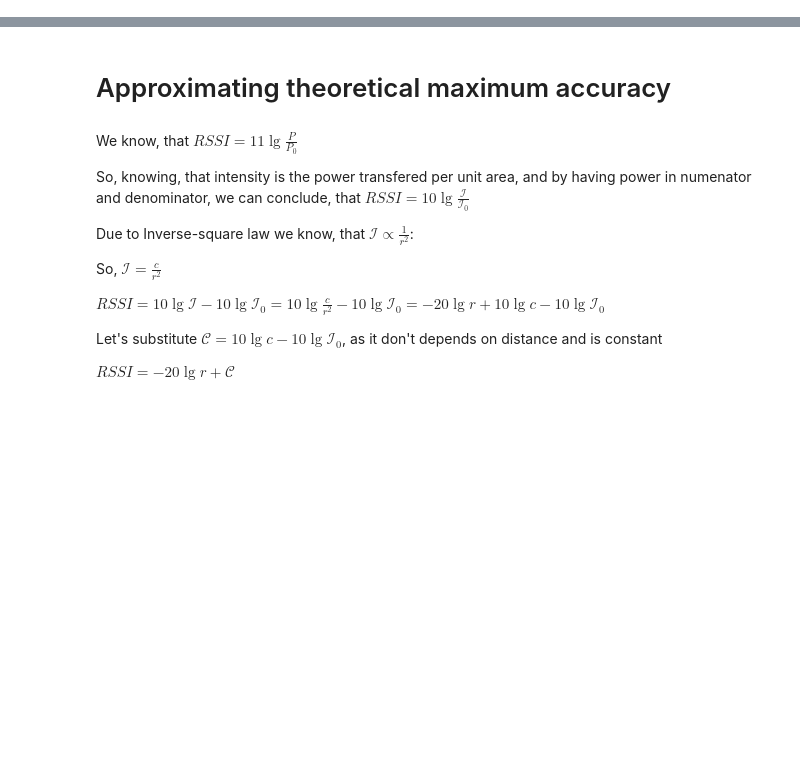
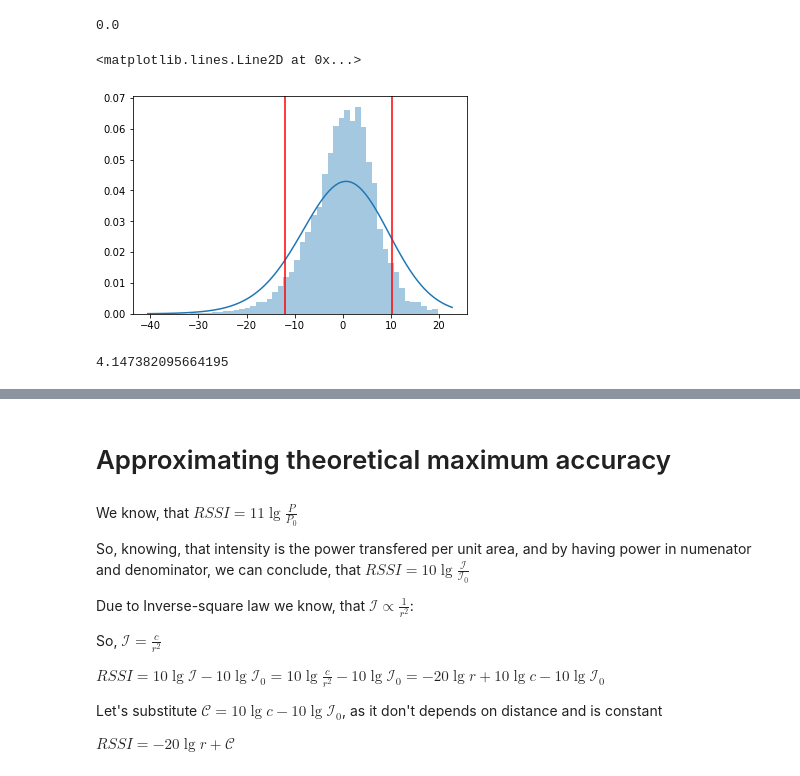
Before and after one commit to Midren/Localization, a Jupyter notebook: notebooks/theoretical_maximum.ipynb, the cells around one changed output, grey strips where cells are left out. Cells and saved outputs as stored; diff of their text form; code cells hidden in the pictures; blank space fills up the shorter version.

```diff
--- a/notebooks/theoretical_maximum.ipynb
+++ b/notebooks/theoretical_maximum.ipynb
@@ -11,0 +69,7 @@ warnings.filterwarnings("ignore")
+# %%
+from scipy.stats import normaltest
+
+k2,p = normaltest(values)
+p
+# %% [output]
+0.0
@@ -11,0 +79,12 @@ warnings.filterwarnings("ignore")
+# %%
+sns.distplot(values,kde_kws={'bw':1})
+plt.axvline(np.percentile(values,5), 0,10,color='red')
+plt.axvline(np.percentile(values,95), 0,10,color='red')
+# %% [output]
+<matplotlib.lines.Line2D at 0x...>
+[figure, added]
+# %%
+mean_x = x.mean()
+mean_absolute_error([mean_x for _ in range(x.size)],x)
+# %% [output]
+4.147382095664195
```
Also changed, not shown: parts of 14 cells of this notebook, 1 other file.
